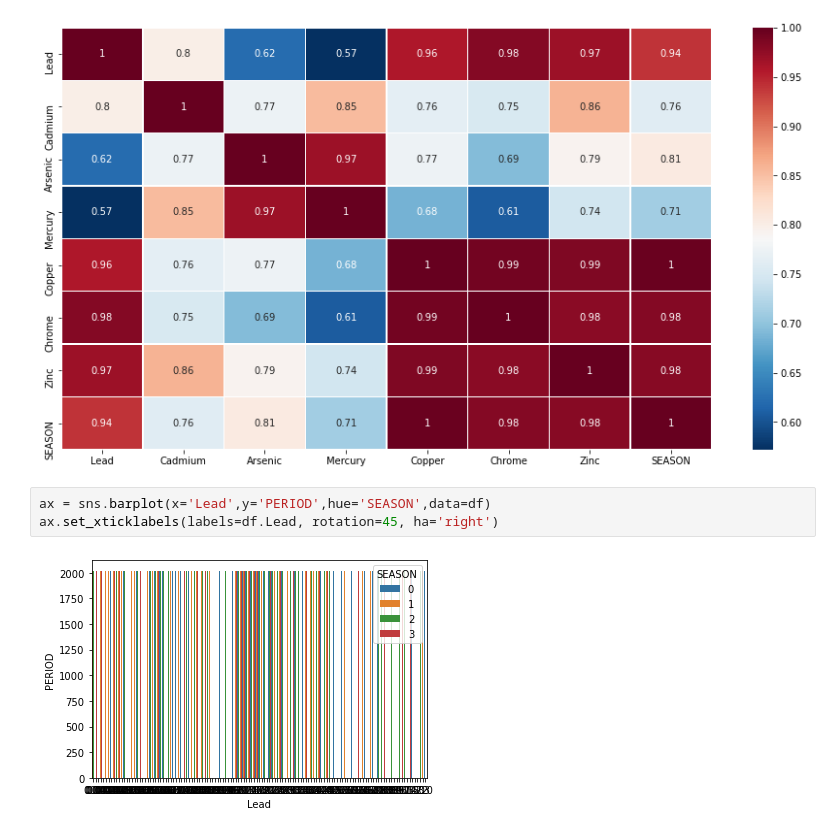
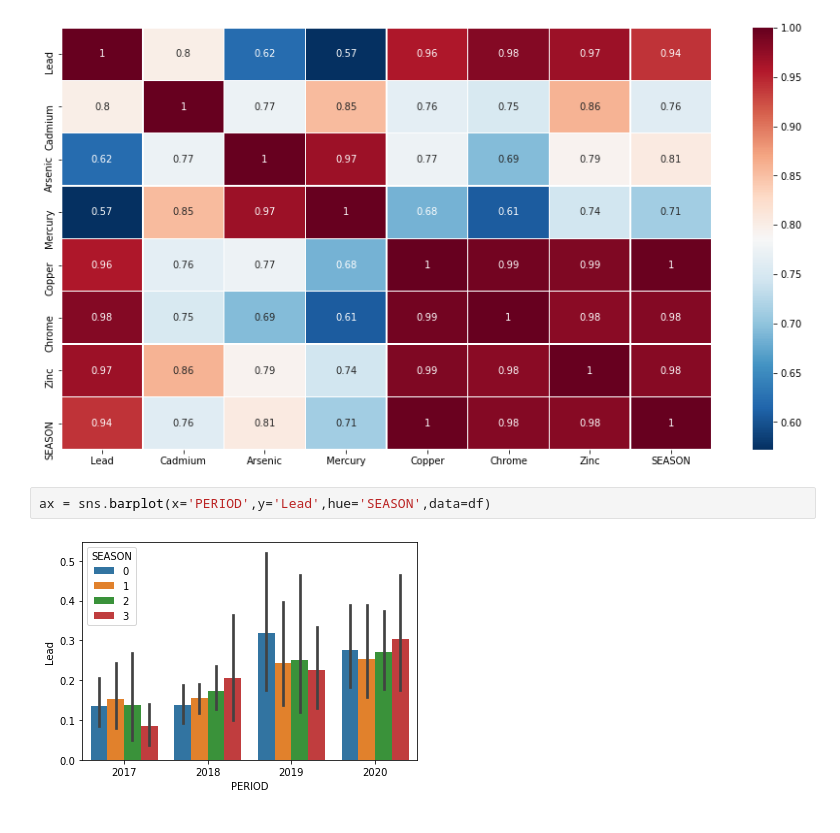
Before and after one commit to hajrashidimad/hack_be_o_impact, a Jupyter notebook: notebooks/HM.ipynb, the cells around one changed output. Drawn from its saved outputs; the diff is of its cells as text.

Commit message:
Minor data exploration

```diff
--- a/notebooks/HM.ipynb
+++ b/notebooks/HM.ipynb
@@ -207,7 +199,6 @@ sns.heatmap(pearsoncorr,
 <AxesSubplot:>
 [figure]
 # %%
-ax = sns.barplot(x='Lead',y='PERIOD',hue='SEASON',data=df)
-ax.set_xticklabels(labels=df.Lead, rotation=45, ha='right')
+ax = sns.barplot(x='PERIOD',y='Lead',hue='SEASON',data=df)
 # %% [output]
-[figure, old version]
+[figure, new version]
```
Also changed, not shown: parts of 11 cells of this notebook.
